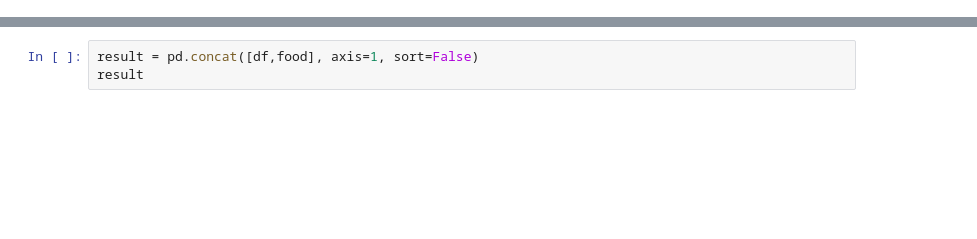
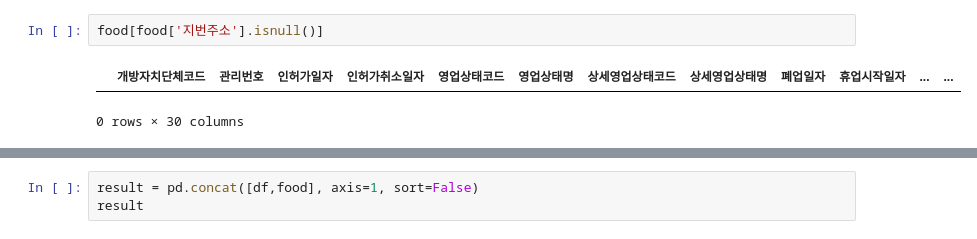
Before and after one commit to topyounggod/Project_Final, a Jupyter notebook: soovibin/사료제조업 구글맵 위경도 재설정.ipynb, the cells around one changed output, grey strips where cells are left out. Drawn from its saved outputs; the diff is of its cells as text; blank space fills up the shorter version.

```diff
--- a/soovibin/사료제조업 구글맵 위경도 재설정.ipynb
+++ b/soovibin/사료제조업 구글맵 위경도 재설정.ipynb
@@ -23,3 +39,8 @@ food = food[food['상세영업상태명']!='폐업']
+# %%
+food[food['지번주소'].isnull()]
+# %% [output]
+|  | 개방자치단체코드 | 관리번호 | 인허가일자 | 인허가취소일자 | 영업상태코드 | 영업상태명 | 상세영업상태코드 | 상세영업상태명 | 폐업일자 | 휴업시작일자 | ... | ... |
+0 rows × 30 columns
 # %%
 import googlemaps
 import pandas as pd
```
Also changed, not shown: parts of 7 cells of this notebook, 15 other files.
